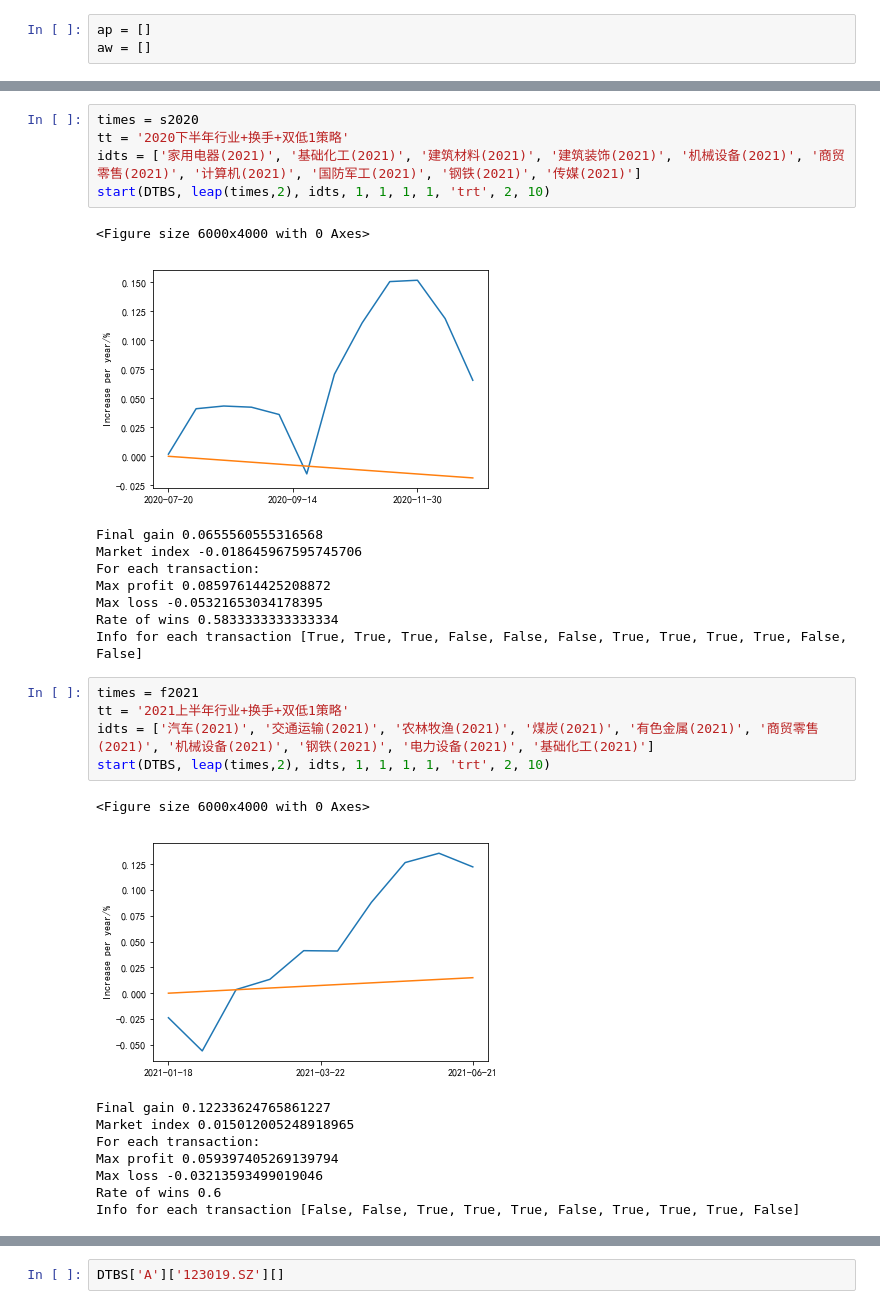
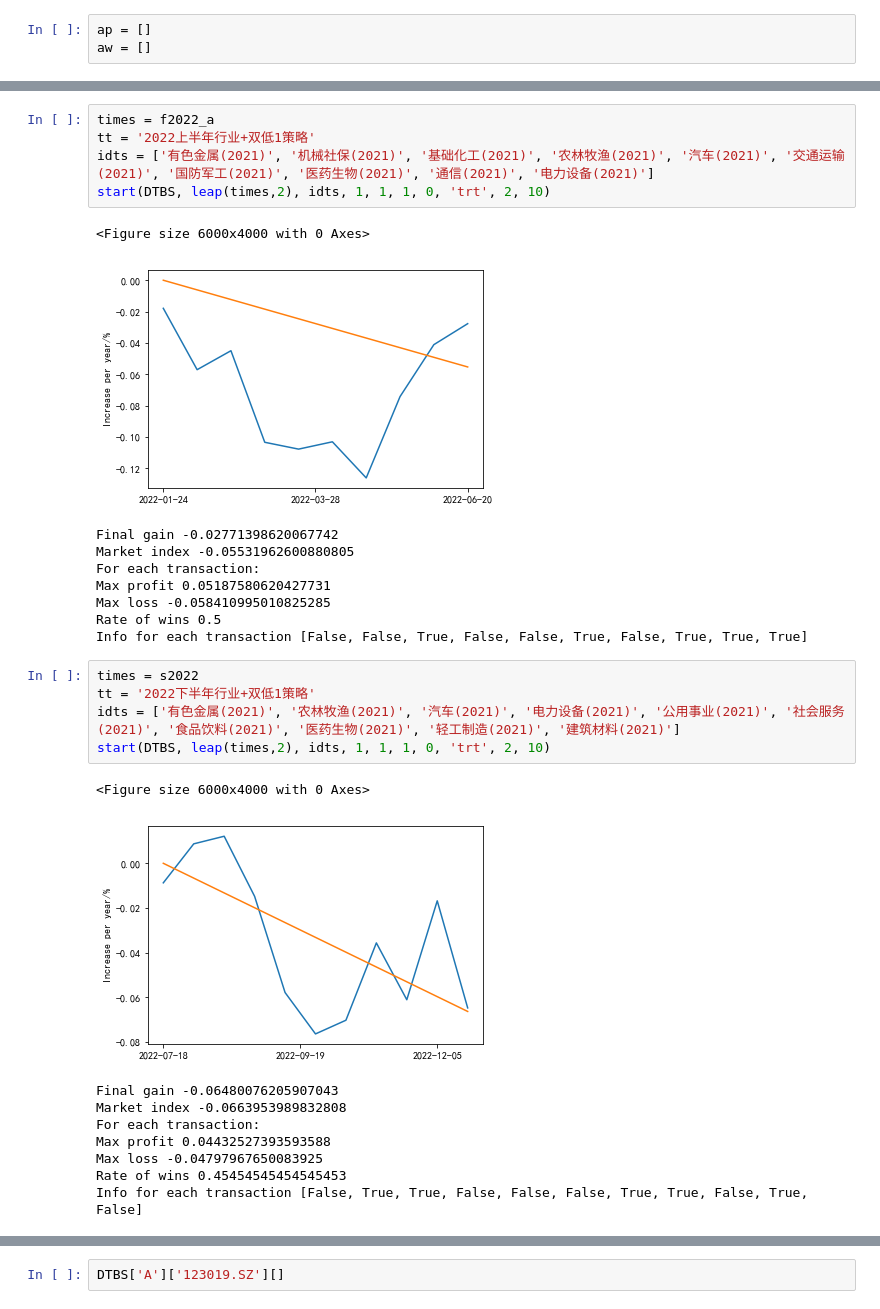
Before and after one commit to yts798/Convertible-Bond-Database, a Jupyter notebook: strategy/strategy.ipynb, the cells around one changed output, grey strips where cells are left out. Saved outputs shown, nothing was run; the diff lists cells and outputs as text.

```diff
--- a/strategy/strategy.ipynb
+++ b/strategy/strategy.ipynb
@@ -461,31 +776,31 @@ Info for each transaction [True, False, True, False, False, True, True, False, T
 # %%
-times = s2020
-tt = '2020下半年行业+换手+双低1策略'
-idts = ['家用电器(2021)', '基础化工(2021)', '建筑材料(2021)', '建筑装饰(2021)', '机械设备(2021)', '商贸零售(2021)', '计算机(2021)', '国防军工(2021)', '钢铁(2021)', '传媒(2021)']
-start(DTBS, leap(times,2), idts, 1, 1, 1, 1, 'trt', 2, 10)
+times = f2022_a
+tt = '2022上半年行业+双低1策略'
+idts = ['有色金属(2021)', '机械社保(2021)', '基础化工(2021)', '农林牧渔(2021)', '汽车(2021)', '交通运输(2021)', '国防军工(2021)', '医药生物(2021)', '通信(2021)', '电力设备(2021)']
+start(DTBS, leap(times,2), idts, 1, 1, 1, 0, 'trt', 2, 10)
 # %% [output]
 <Figure size 6000x4000 with 0 Axes>
-[figure, old version]
+[figure, new version]
-Final gain 0.0655560555316568
-Market index -0.018645967595745706
+Final gain -0.02771398620067742
+Market index -0.05531962600880805
 For each transaction:
-Max profit 0.08597614425208872
-Max loss -0.05321653034178395
-Rate of wins 0.5833333333333334
-Info for each transaction [True, True, True, False, False, False, True, True, True, True, False, False]
+Max profit 0.05187580620427731
+Max loss -0.058410995010825285
+Rate of wins 0.5
+Info for each transaction [False, False, True, False, False, True, False, True, True, True]
 # %%
-times = f2021
-tt = '2021上半年行业+换手+双低1策略'
-idts = ['汽车(2021)', '交通运输(2021)', '农林牧渔(2021)', '煤炭(2021)', '有色金属(2021)', '商贸零售(2021)', '机械设备(2021)', '钢铁(2021)', '电力设备(2021)', '基础化工(2021)']
-start(DTBS, leap(times,2), idts, 1, 1, 1, 1, 'trt', 2, 10)
+times = s2022
+tt = '2022下半年行业+双低1策略'
+idts = ['有色金属(2021)', '农林牧渔(2021)', '汽车(2021)', '电力设备(2021)', '公用事业(2021)', '社会服务(2021)', '食品饮料(2021)', '医药生物(2021)', '轻工制造(2021)', '建筑材料(2021)']
+start(DTBS, leap(times,2), idts, 1, 1, 1, 0, 'trt', 2, 10)
 # %% [output]
 <Figure size 6000x4000 with 0 Axes>
-[figure, old version]
+[figure, new version]
-Final gain 0.12233624765861227
-Market index 0.015012005248918965
+Final gain -0.06480076205907043
+Market index -0.0663953989832808
 For each transaction:
-Max profit 0.059397405269139794
-Max loss -0.03213593499019046
-Rate of wins 0.6
-Info for each transaction [False, False, True, True, True, False, True, True, True, False]
+Max profit 0.04432527393593588
+Max loss -0.04797967650083925
+Rate of wins 0.45454545454545453
+Info for each transaction [False, True, True, False, False, False, True, True, False, True, False]
 # %%
```
Also changed, not shown: parts of 22 cells of this notebook, 5 other files.
